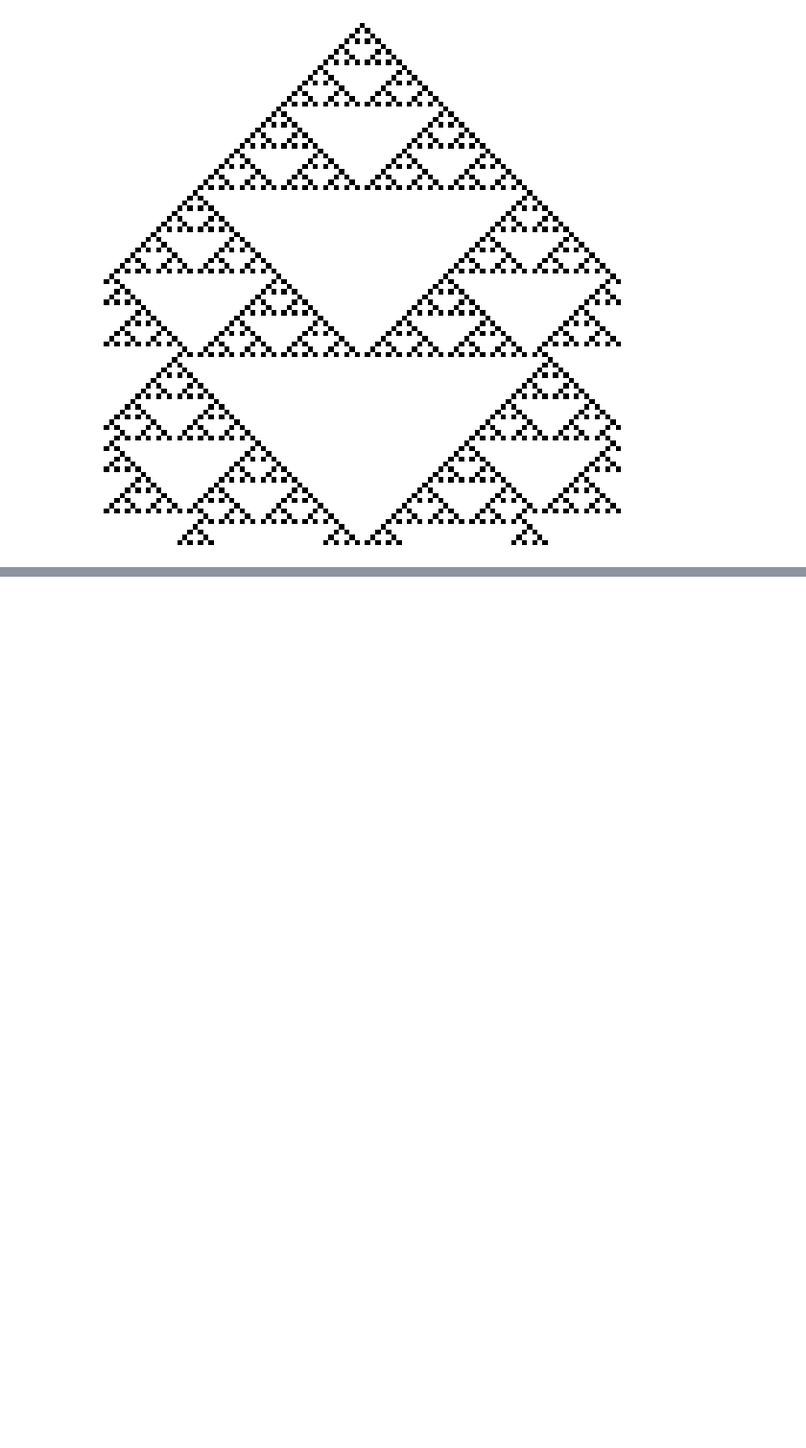
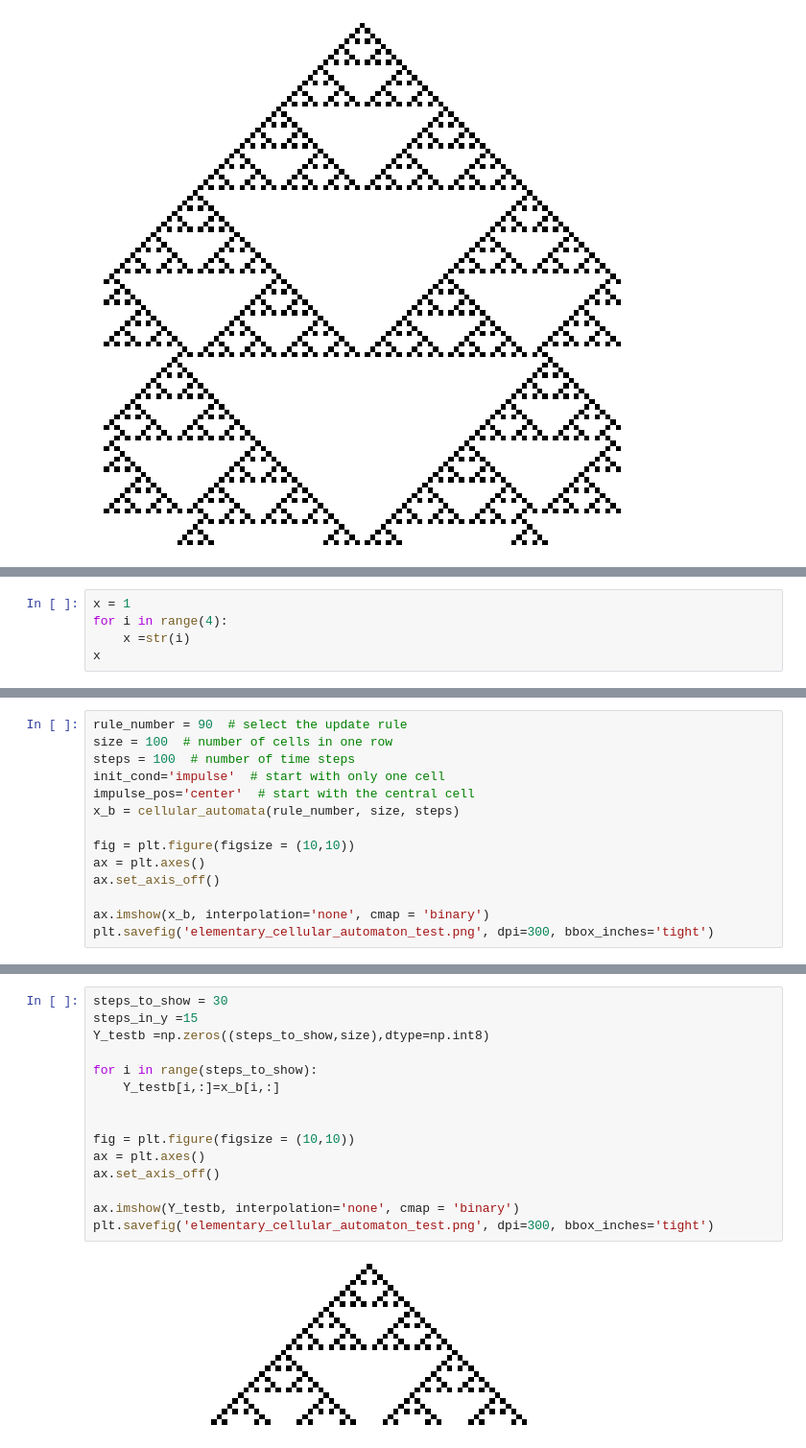
Before and after one commit to OEMquality/Cellular-Automata, a Jupyter notebook: MyElementaryCA.ipynb, the cells around one changed output, grey strips where cells are left out. Shown: that part at 96% size. Drawn from its saved outputs; the diff is of its cells as text; blank space fills up the shorter version.

```diff
--- a/MyElementaryCA.ipynb
+++ b/MyElementaryCA.ipynb
@@ -171,0 +230,5 @@ MovieWriter Pillow unavailable; using Pillow instead.
+# %%
+x = 1
+for i in range(4):
+    x =str(i)
+x
@@ -171,0 +244,14 @@ MovieWriter Pillow unavailable; using Pillow instead.
+# %%
+rule_number = 90  # select the update rule
+size = 100  # number of cells in one row
+steps = 100  # number of time steps
+init_cond='impulse'  # start with only one cell
+impulse_pos='center'  # start with the central cell
+x_b = cellular_automata(rule_number, size, steps)
+
+fig = plt.figure(figsize = (10,10))
+ax = plt.axes()
+ax.set_axis_off()
+
+ax.imshow(x_b, interpolation='none', cmap = 'binary')
+plt.savefig('elementary_cellular_automaton_test.png', dpi=300, bbox_inches='tight')
@@ -171,0 +260,17 @@ MovieWriter Pillow unavailable; using Pillow instead.
+# %%
+steps_to_show = 30
+steps_in_y =15
+Y_testb =np.zeros((steps_to_show,size),dtype=np.int8)
+
+for i in range(steps_to_show):
+    Y_testb[i,:]=x_b[i,:]
+
+
+fig = plt.figure(figsize = (10,10))
+ax = plt.axes()
+ax.set_axis_off()
+
+ax.imshow(Y_testb, interpolation='none', cmap = 'binary')
+plt.savefig('elementary_cellular_automaton_test.png', dpi=300, bbox_inches='tight')
+# %% [output]
+[figure, added]
```
Also changed, not shown: parts of 17 cells of this notebook, 1 other file.
